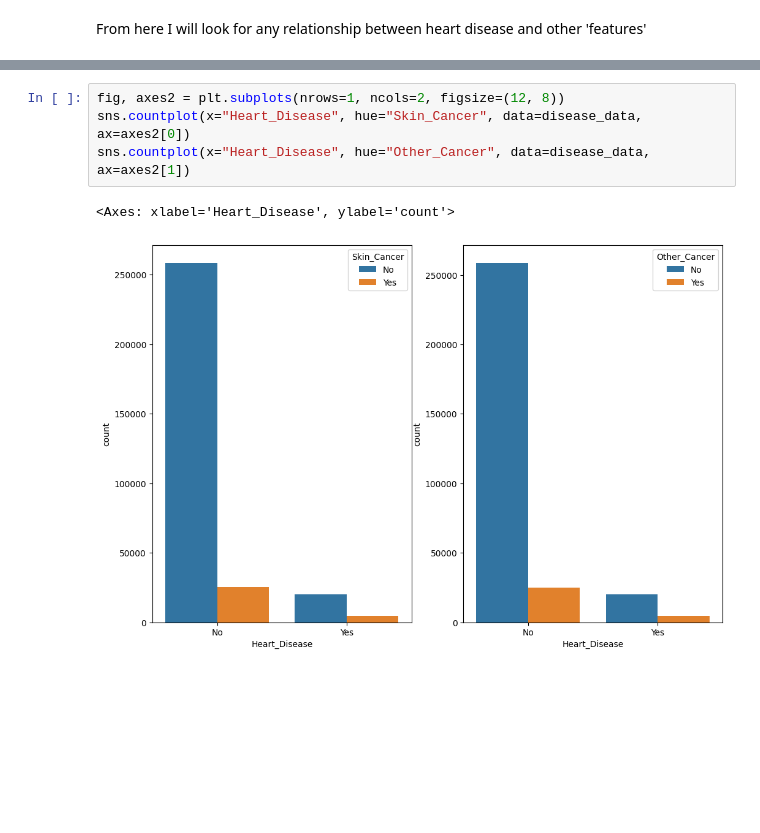
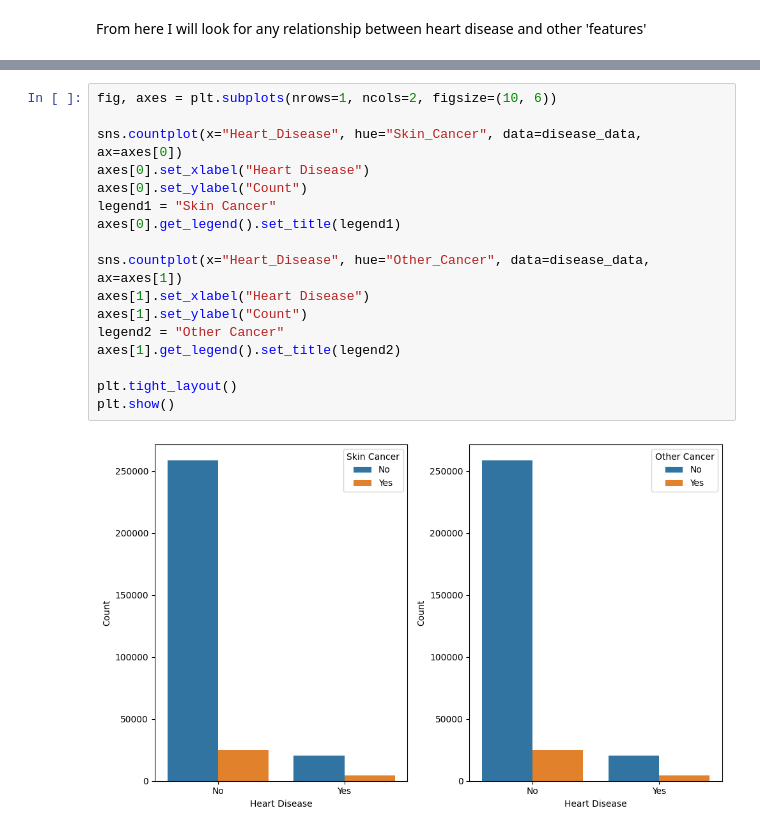
Before and after one commit to Kowallskiy/Cardiovascular-Disease-Risk-Prediction, a Jupyter notebook: Data_Analysis.ipynb, the cells around one changed output, grey strips where cells are left out. Saved outputs shown, nothing was run; the diff lists cells and outputs as text; blank space fills up the shorter version.

Commit message:
polished code and added figures

```diff
--- a/Data_Analysis.ipynb
+++ b/Data_Analysis.ipynb
@@ -121,10 +165,22 @@ Index(['General_Health', 'Checkup', 'Exercise', 'Heart_Disease', 'Skin_Cancer',
 [figure]
 # %%
-fig, axes2 = plt.subplots(nrows=1, ncols=2, figsize=(12, 8))
-sns.countplot(x="Heart_Disease", hue="Skin_Cancer", data=disease_data, ax=axes2[0])
-sns.countplot(x="Heart_Disease", hue="Other_Cancer", data=disease_data, ax=axes2[1])
+fig, axes = plt.subplots(nrows=1, ncols=2, figsize=(10, 6))
+
+sns.countplot(x="Heart_Disease", hue="Skin_Cancer", data=disease_data, ax=axes[0])
+axes[0].set_xlabel("Heart Disease")
+axes[0].set_ylabel("Count")
+legend1 = "Skin Cancer"
+axes[0].get_legend().set_title(legend1)
+
+sns.countplot(x="Heart_Disease", hue="Other_Cancer", data=disease_data, ax=axes[1])
+axes[1].set_xlabel("Heart Disease")
+axes[1].set_ylabel("Count")
+legend2 = "Other Cancer"
+axes[1].get_legend().set_title(legend2)
+
+plt.tight_layout()
+plt.show()
 # %% [output]
-<Axes: xlabel='Heart_Disease', ylabel='count'>
-[figure, old version]
+[figure, new version]
 # %%
 sns.countplot(x="Heart_Disease", hue="Smoking_History", data=disease_data)
```
Also changed, not shown: parts of 9 cells of this notebook, 12 other files.
